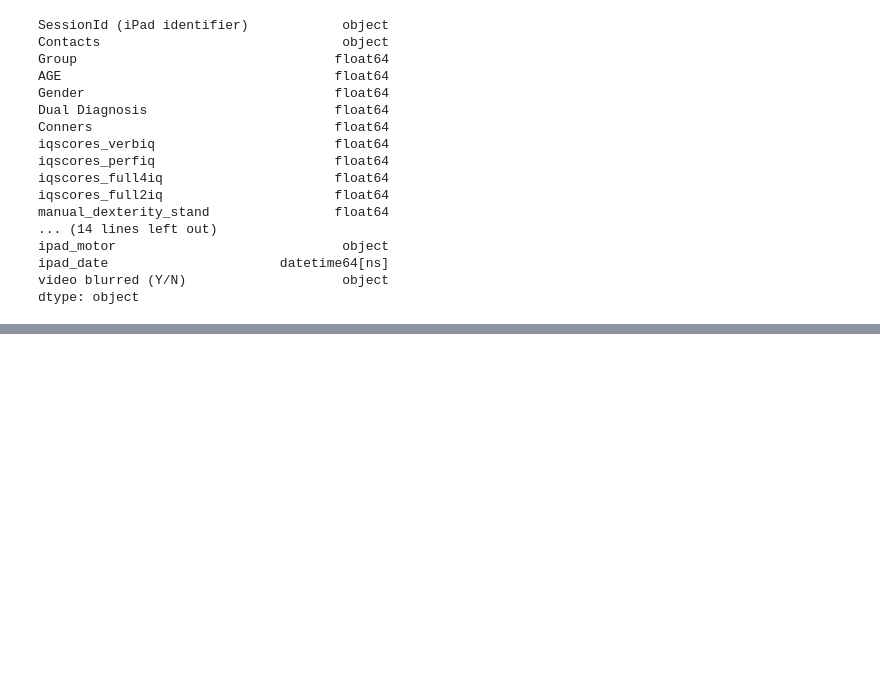
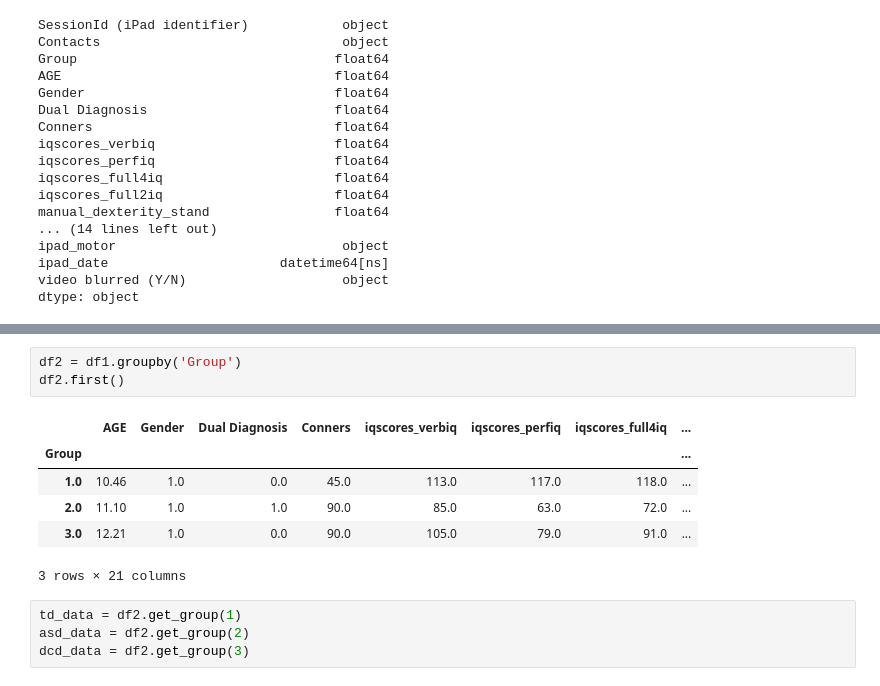
Before and after one commit to sinem-ay/movement-analysis, a Jupyter notebook: analysis.ipynb, the cells around one changed output, grey strips where cells are left out. Saved outputs shown, nothing was run; the diff lists cells and outputs as text; blank space fills up the shorter version.

```diff
--- a/analysis.ipynb
+++ b/analysis.ipynb
@@ -146,0 +180,14 @@ dtype: object
+# %%
+df2 = df1.groupby('Group')
+df2.first()
+# %% [output]
+|  | AGE | Gender | Dual Diagnosis | Conners | iqscores_verbiq | iqscores_perfiq | iqscores_full4iq | ... |
+| Group |  |  |  |  |  |  |  | ... |
+| 1.0 | 10.46 | 1.0 | 0.0 | 45.0 | 113.0 | 117.0 | 118.0 | ... |
+| 2.0 | 11.10 | 1.0 | 1.0 | 90.0 | 85.0 | 63.0 | 72.0 | ... |
+| 3.0 | 12.21 | 1.0 | 0.0 | 90.0 | 105.0 | 79.0 | 91.0 | ... |
+3 rows × 21 columns
+# %%
+td_data = df2.get_group(1)
+asd_data = df2.get_group(2)
+dcd_data = df2.get_group(3)
```
Also changed, not shown: parts of 10 cells of this notebook.
